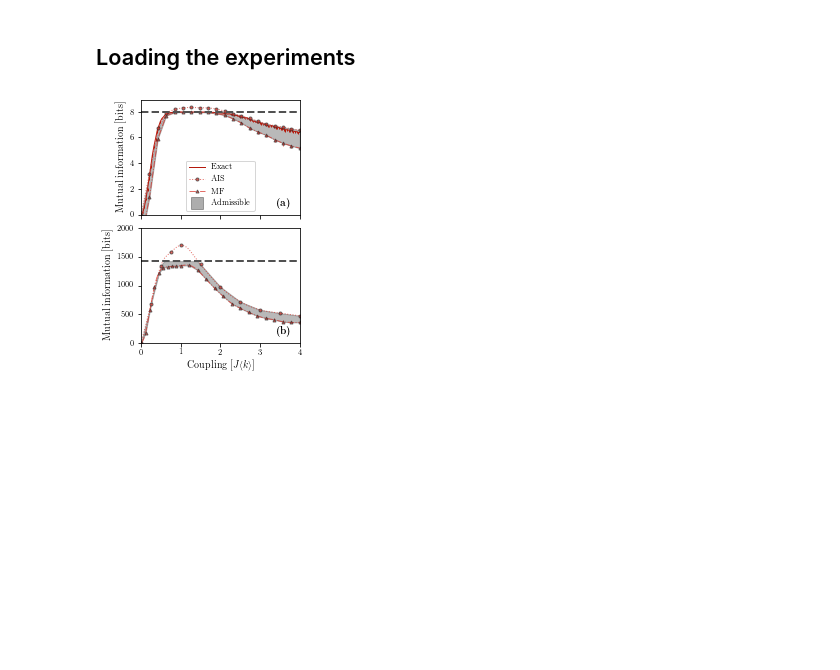
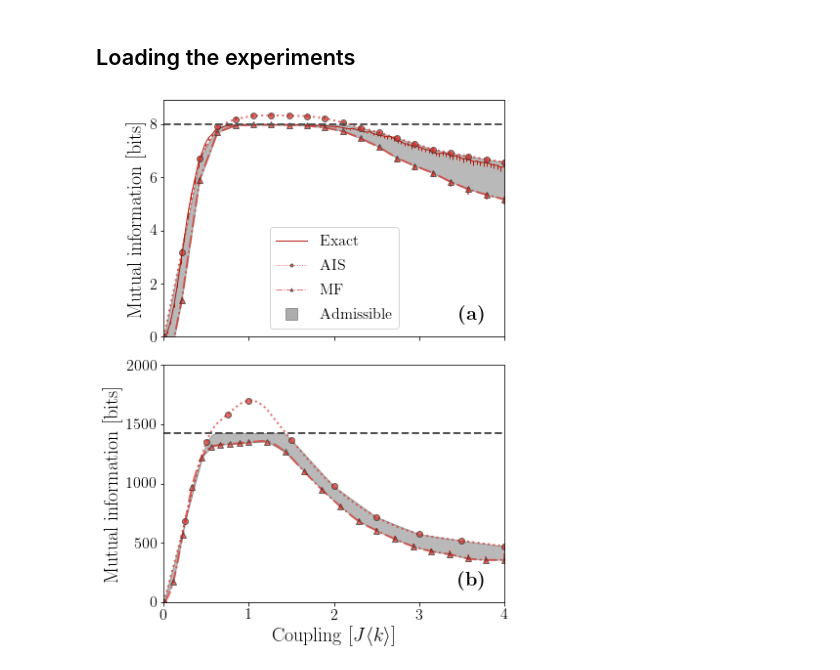
Before and after one commit to charlesmurphy1/midynet, a Jupyter notebook: notebooks/midynet/figure3.ipynb, the cells around one changed output. Cells and saved outputs as stored; diff of their text form; code cells hidden in the pictures; blank space fills up the shorter version.

```diff
--- a/notebooks/midynet/figure3.ipynb
+++ b/notebooks/midynet/figure3.ipynb
@@ -45,7 +45,7 @@ elif dynamics == "ising":
     xlabel = r"Coupling $[J\langle k \rangle]$"
     xmin, xmax = 0, 4
 # %%
-SCALE = 1
+SCALE = 2
 
 fig, ax = plt.subplots(2, 1, figsize=(SCALE * 3, SCALE* 4), sharex=True)
 # t_index = np.where(np.array(T) == 100)[0][0]
@@ -166,31 +166,31 @@ ymf = interp1d(large_xaxis["meanfield"], mi["meanfield"]["mid"])
 yann = interp1d(large_xaxis["annealed"], mi["annealed"]["mid"])
 y1 = np.clip(ymf(x), -10, hg["meanfield"]["mid"][0])
 y2 = np.clip(yann(x), -10, hg["annealed"]["mid"][0])
 ax[1].fill_between(x, y1, y2, color=display.med_colors["grey"], alpha=0.4)
 ax[1].plot(large_xaxis["meanfield"], hg["meanfield"]["mid"], linestyle="--", marker="None", color=display.med_colors["grey"], linewidth=2)
 ax[1].set_xlim([xmin, xmax])
 ax[1].set_ylim([0, 2000])
 ax[1].set_xlabel(xlabel, fontsize=SCALE * display.fontsizes["large"])
 ax[1].set_ylabel("Mutual information [bits]", fontsize=SCALE * display.fontsizes["large"])
 ax[1].tick_params(axis='both', labelsize=SCALE * display.fontsizes["medium"])
 display.Label.plot(ax[1], loc="bottom right", fontsize=SCALE * display.fontsizes["large"], box=False)
 display.Label.clear()
 
 
 handles = [
     Line2D([0], [0], color=color_exact, linestyle="-", marker="None", linewidth=1, label=r"Exact"),
     Line2D([0], [0], color=color_ais, markeredgecolor=color_lines, linestyle="dotted", marker="o", linewidth=1, markersize=3, alpha=0.7, label=r"AIS"),
     Line2D([0], [0], color=color_mf, markeredgecolor=color_lines, linestyle="-.", marker="^", linewidth=1, markersize=3, alpha=0.7, label=r"MF"),
     Line2D([0], [0], color=display.dark_colors["grey"], alpha=0.4, linestyle="None", marker="s", markersize=12, label=r"Admissible"),
 ]
 ax[0].legend(handles=handles, fontsize=SCALE * display.fontsizes["medium"], loc="lower center")
 
 fig.tight_layout()
 plt.subplots_adjust(hspace=0.12)
 
 for p in paths_to_figures:
     fig.savefig(p / "svg/p1-figure3.svg")
     fig.savefig(p / "png/p1-figure3.png")
     fig.savefig(p / "pdf/p1-figure3.pdf")
 # %% [output]
-[figure, old version]
+[figure, new version]
```
Also changed, not shown: 25 other files.
